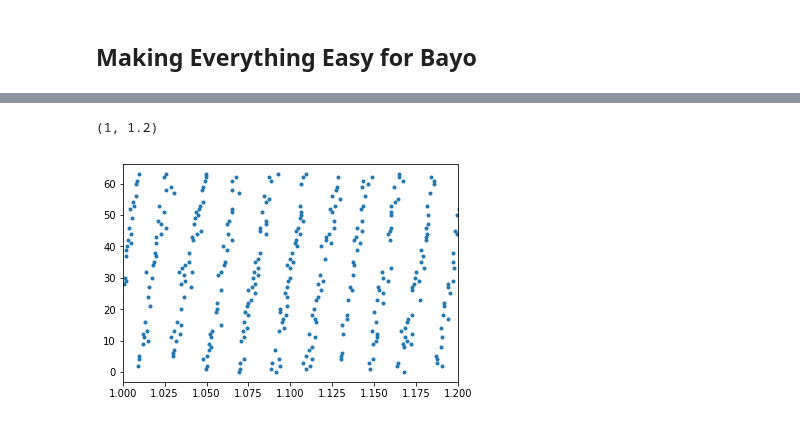
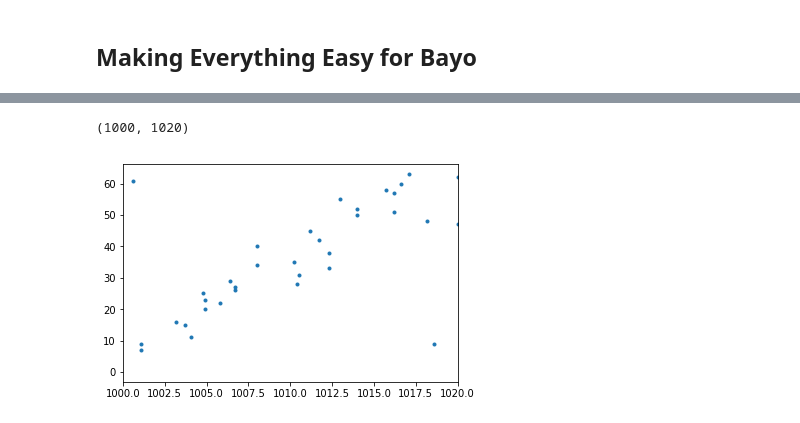
Before and after one commit to acellon/ifat-py, a Jupyter notebook: iscas-ifat.ipynb, the cells around one changed output, grey strips where cells are left out. Cells and saved outputs as stored; diff of their text form; code cells hidden in the pictures.

```diff
--- a/iscas-ifat.ipynb
+++ b/iscas-ifat.ipynb
@@ -328,6 +327,6 @@ Starting simulation at t=0. s for a duration of 10. s
 # %%
-plot(G1e_sp.t/second,G1e_sp.i,'.')
-xlim([1,1.2])
+plot(G1e_sp.t/ms,G1e_sp.i,'.')
+xlim([1000,1020])
 # %% [output]
-(1, 1.2)
+(1000, 1020)
-[figure, old version]
+[figure, new version]
```
Also changed, not shown: parts of 13 cells of this notebook, 3 other files.
